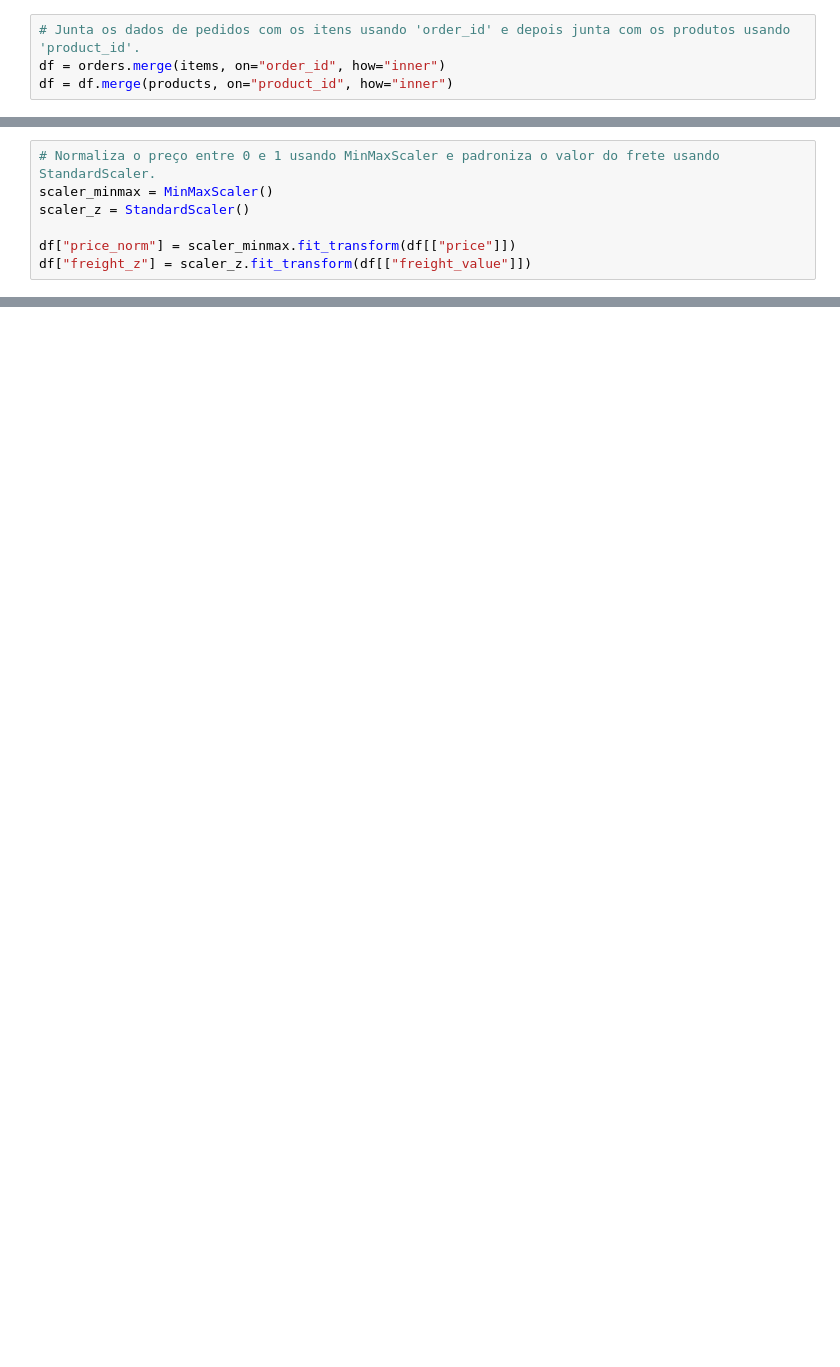
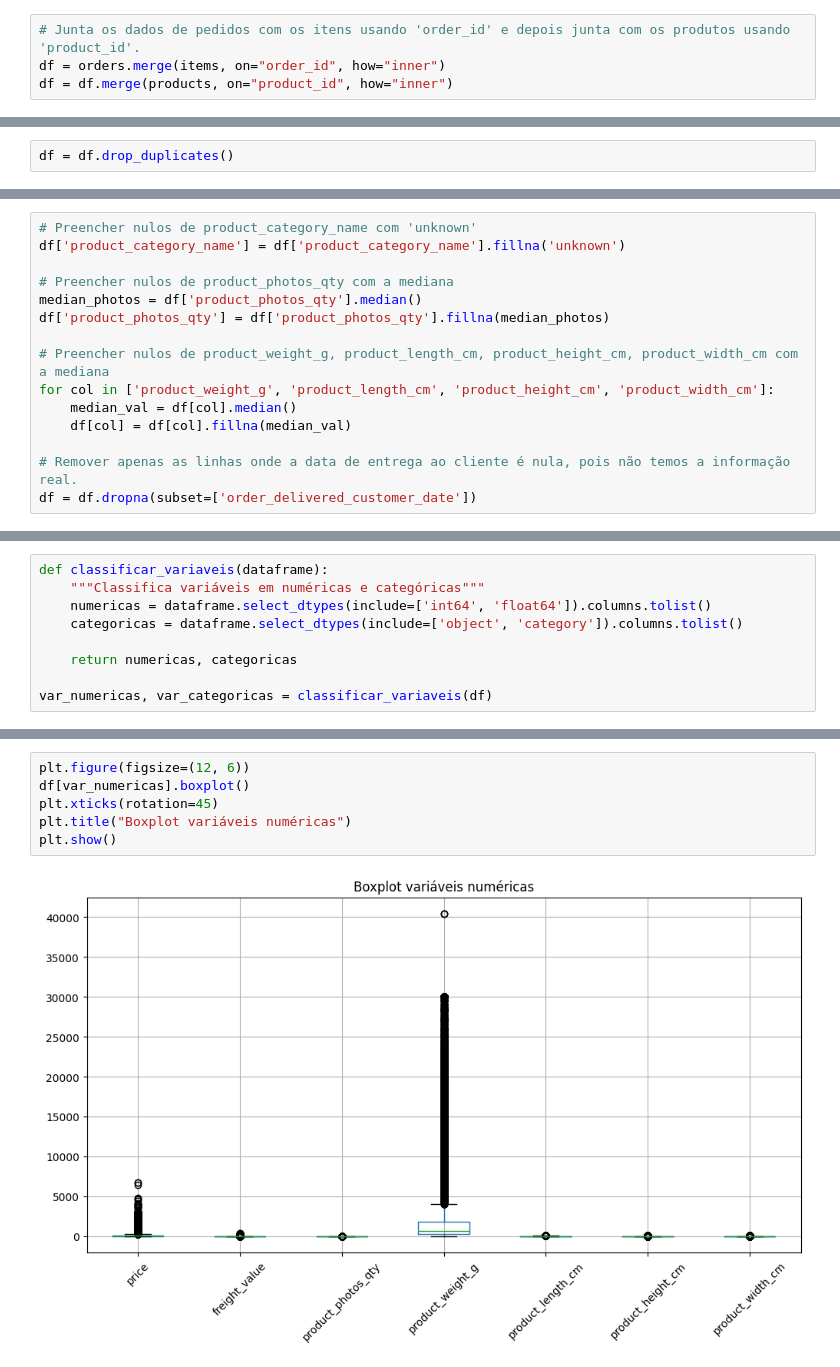
Before and after one commit to ddecry/Projeto-Analise-Exploratoria-Arthur-Luis, a Jupyter notebook: analise_exploratorio/analise.ipynb, the cells around one changed output, grey strips where cells are left out. Saved outputs shown, nothing was run; the diff lists cells and outputs as text; blank space fills up the shorter version.

```diff
--- a/analise_exploratorio/analise.ipynb
+++ b/analise_exploratorio/analise.ipynb
@@ -239,7 +95,0 @@ df = df[(df["price"] >= lim_inf) & (df["price"] <= lim_sup)]
-# %%
-# Normaliza o preço entre 0 e 1 usando MinMaxScaler e padroniza o valor do frete usando StandardScaler.
-scaler_minmax = MinMaxScaler()
-scaler_z = StandardScaler()
-
-df["price_norm"] = scaler_minmax.fit_transform(df[["price"]])
-df["freight_z"] = scaler_z.fit_transform(df[["freight_value"]])
@@ -308,0 +184,2 @@ df.to_csv("olist_tratado_final.csv", index=False)
+# %%
+df = df.drop_duplicates()
@@ -308,0 +188,15 @@ df.to_csv("olist_tratado_final.csv", index=False)
+# %%
+# Preencher nulos de product_category_name com 'unknown'
+df['product_category_name'] = df['product_category_name'].fillna('unknown')
+
+# Preencher nulos de product_photos_qty com a mediana
+median_photos = df['product_photos_qty'].median()
+df['product_photos_qty'] = df['product_photos_qty'].fillna(median_photos)
+
+# Preencher nulos de product_weight_g, product_length_cm, product_height_cm, product_width_cm com a mediana
+for col in ['product_weight_g', 'product_length_cm', 'product_height_cm', 'product_width_cm']:
+    median_val = df[col].median()
+    df[col] = df[col].fillna(median_val)
+
+# Remover apenas as linhas onde a data de entrega ao cliente é nula, pois não temos a informação real.
+df = df.dropna(subset=['order_delivered_customer_date'])
@@ -308,0 +205,9 @@ df.to_csv("olist_tratado_final.csv", index=False)
+# %%
+def classificar_variaveis(dataframe):
+    """Classifica variáveis em numéricas e categóricas"""
+    numericas = dataframe.select_dtypes(include=['int64', 'float64']).columns.tolist()
+    categoricas = dataframe.select_dtypes(include=['object', 'category']).columns.tolist()
+
+    return numericas, categoricas
+
+var_numericas, var_categoricas = classificar_variaveis(df)
@@ -308,0 +228,8 @@ df.to_csv("olist_tratado_final.csv", index=False)
+# %%
+plt.figure(figsize=(12, 6))
+df[var_numericas].boxplot()
+plt.xticks(rotation=45)
+plt.title("Boxplot variáveis numéricas")
+plt.show()
+# %% [output]
+[figure, added]
```
Also changed, not shown: parts of 83 cells of this notebook, 2 other files.
